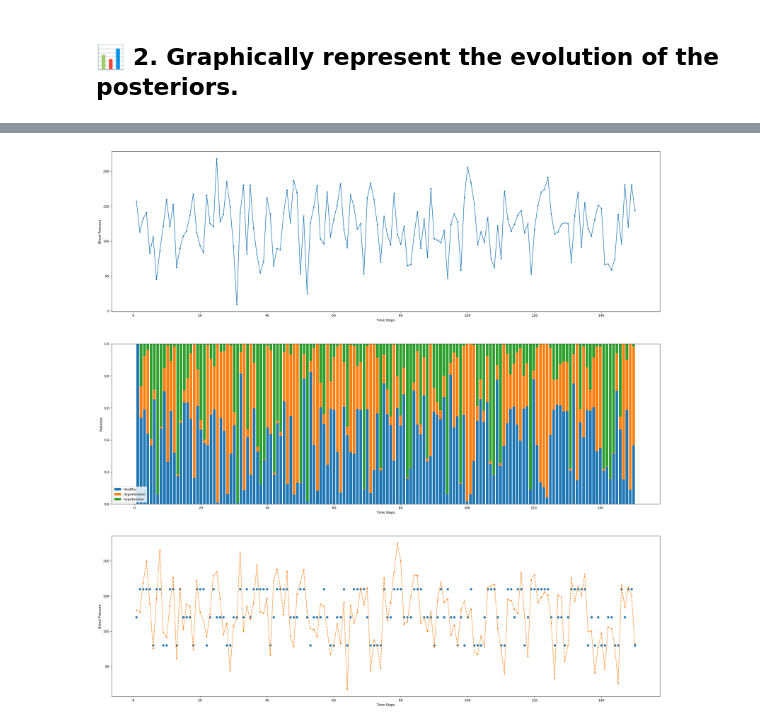
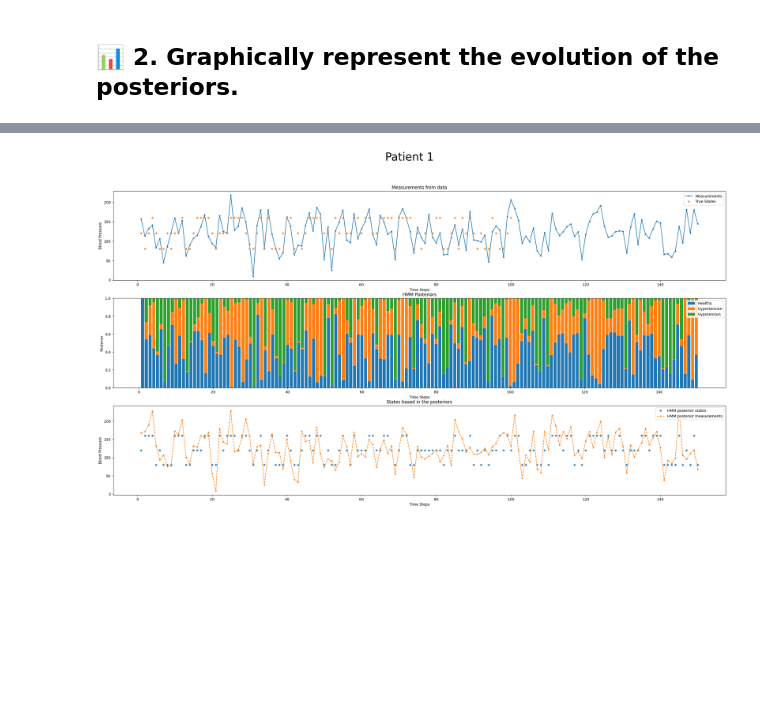
Before and after one commit to GabiYuri/trabalhos-de-ouro, a Jupyter notebook: Project 2 LGBIO/LGBIO2060_Project2.ipynb, the cells around one changed output, grey strips where cells are left out. Drawn from its saved outputs; the diff is of its cells as text; code cells hidden in the pictures; blank space fills up the shorter version.

```diff
--- a/Project 2 LGBIO/LGBIO2060_Project2.ipynb
+++ b/Project 2 LGBIO/LGBIO2060_Project2.ipynb
@@ -232,7 +228,2 @@ predictive_probs, likelihoods, posterior_probs = simulate_forward_inference(mean
 # %% [markdown]
 Finally, the last stage of this part consists of computing the posterior for each of the 5 patients, based on the imported data and the parameters provided. These posteriors will be used to plot the graphs and evaluate the medication decision policy.
-# %%
-# Caculate posterior for each patiente
-posteriors = [[], [], [], [], []]
-for i in range(5):
-    _, _, posteriors[i] = simulate_forward_inference(means, var, T, start_proba, nsteps, M[i])
@@ -285,0 +301,15 @@ for i in range(5):
+# %%
+mapping = {'healthy': 120, 'hyper': 160, 'hypo': 80}
+values = [120, 120, 80, 160]
+
+def map_values(mapping, values):
+    result = []
+    for value in values:
+        for key, mapped_value in mapping.items():
+            if value == mapped_value:
+                result.append(key)
+                break
+    return result
+
+result_vector = map_values(mapping, values)
+print(result_vector)
@@ -286,28 +320,42 @@ for i in range(5):
 # %%
-#  Patient 1 plt
-posterior_probs = posteriors[0]
-measurements = M[0]
-post_M = posteriors_M[0]
-post_S = posteriors_S[0]
-vector = np.linspace(1, len(posterior_probs), len(posterior_probs))
-fig, axs = plt.subplots(3, 1, figsize=(30, 30))
+def plot_patient_data(posteriors_HMM, M, posteriors_M, posteriors_S):
+    for i in range(5):
+        posterior_probs = posteriors_HMM[i]
+        measurements = M[i]
+        post_M = posteriors_M[i]
+        post_S = posteriors_S[i]
+        mapping = {'healthy': 120, 'hyper': 160, 'hypo': 80}
+        intS = [mapping[item] for item in S[i]]
 
-# measurements x time steps
-axs[0].plot(vector, measurements, marker='.', linestyle='-')
-axs[0].set_xlabel('Time Steps')
-axs[0].set_ylabel('Blood Pressure')
+        time_steps = np.linspace(1, len(posterior_probs), len(posterior_probs))
+        fig, axs = plt.subplots(3, 1, figsize=(30, 15))
 
-# Plot posterior probabilities for the current patient
-axs[1].bar(vector, posterior_probs[:,0], label="Healthy")
-axs[1].bar(vector, posterior_probs[:,1], bottom=posterior_probs[:,0], label="Hypertension")
-axs[1].bar(vector, posterior_probs[:,2], bottom=posterior_probs[:,0] + posterior_probs[:,1], label="Hypotension")
-axs[1].legend()  # Show legend for each subplot
-axs[1].set_xlabel('Time Steps')
-axs[1].set_ylabel('Posterior')
+        axs[0].plot(time_steps, measurements, marker='.', linestyle='-', label="Measurements")
+        axs[0].plot(time_steps[:100], intS, marker='*', linestyle='none', label="True States")
+        axs[0].legend(loc="upper right")
+        axs[0].set_xlabel('Time Steps')
+        axs[0].set_ylabel('Blood Pressure')
+        axs[0].set_title('Measurements from data')
 
-axs[2].plot(vector, post_S, marker='o', linestyle='none')
-#axs[2].plot(vector[:100], S[0], marker='*', linestyle='none')      # transformar em int para plt
-axs[2].plot(vector, post_M, marker='.', linestyle='--')
-axs[2].set_xlabel('Time Steps')
-axs[2].set_ylabel('Blood Pressure')
+        axs[1].bar(time_steps, posterior_probs[:,0], label="Healthy")
+        axs[1].bar(time_steps, posterior_probs[:,1], bottom=posterior_probs[:,0], label="Hypertension")
+        axs[1].bar(time_steps, posterior_probs[:,2], bottom=posterior_probs[:,0] + posterior_probs[:,1], label="Hypotension")
+        axs[1].legend(loc="upper right")
+        axs[1].set_xlabel('Time Steps')
+        axs[1].set_ylabel('Posterior')
+        axs[1].set_title('HMM Posteriors')
+
+        axs[2].plot(time_steps, post_S, marker='*', linestyle='none', label="HMM posterior states")
+        axs[2].plot(time_steps, post_M, marker='.', linestyle='--', label="HMM posterior measurements")
+        axs[2].legend(loc="upper right")
+        axs[2].set_xlabel('Time Steps')
+        axs[2].set_ylabel('Blood Pressure')
+        axs[2].set_title('States based in the posteriors')
+
+        fig.suptitle(f'Patient {i + 1}', fontsize=30)
+
+# Generate posteriors
+posteriors_M, posteriors_S = generate_posteriors_states(posteriors_HMM, means, var)
+# Plot patient data
+plot_patient_data(posteriors_HMM, M, posteriors_M, posteriors_S)
 # %% [output]
@@ -315 +362 @@ Text(0, 0.5, 'Blood Pressure')
-[figure, old version]
+[figure, new version]
```
Also changed, not shown: parts of 40 cells of this notebook.
